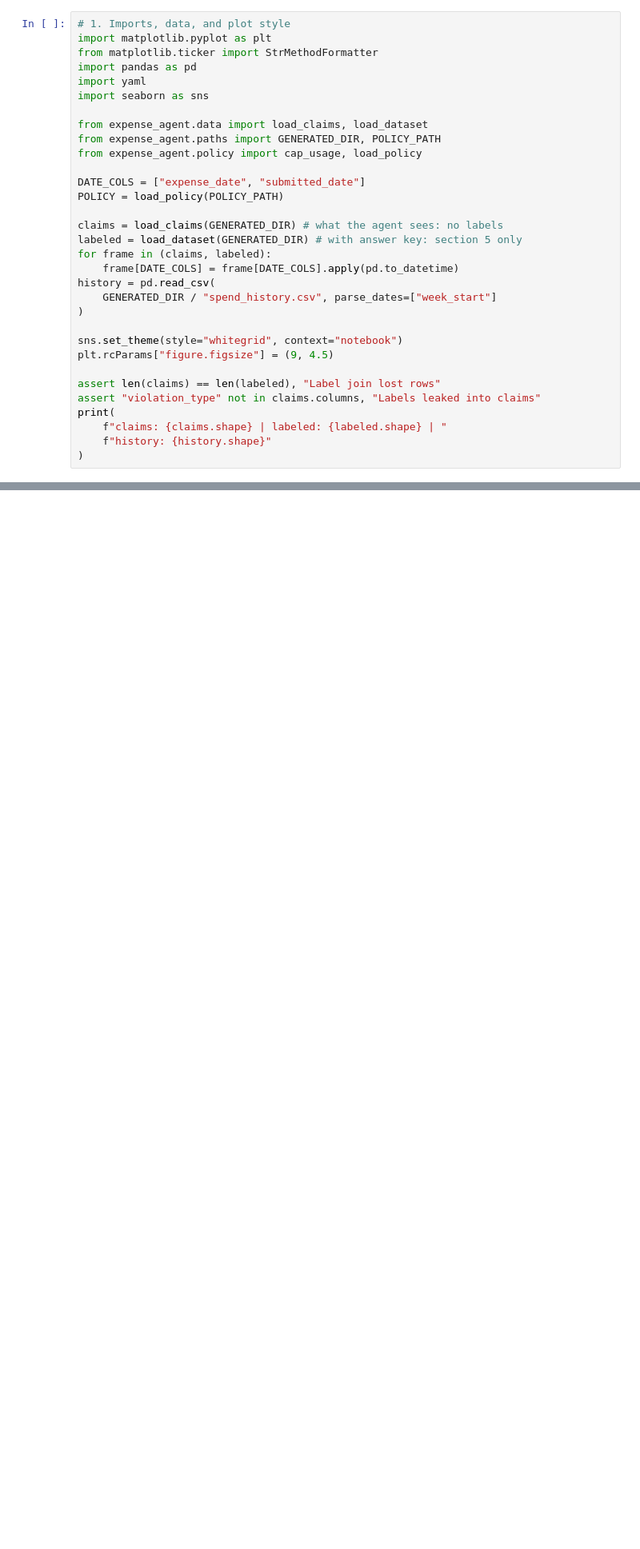
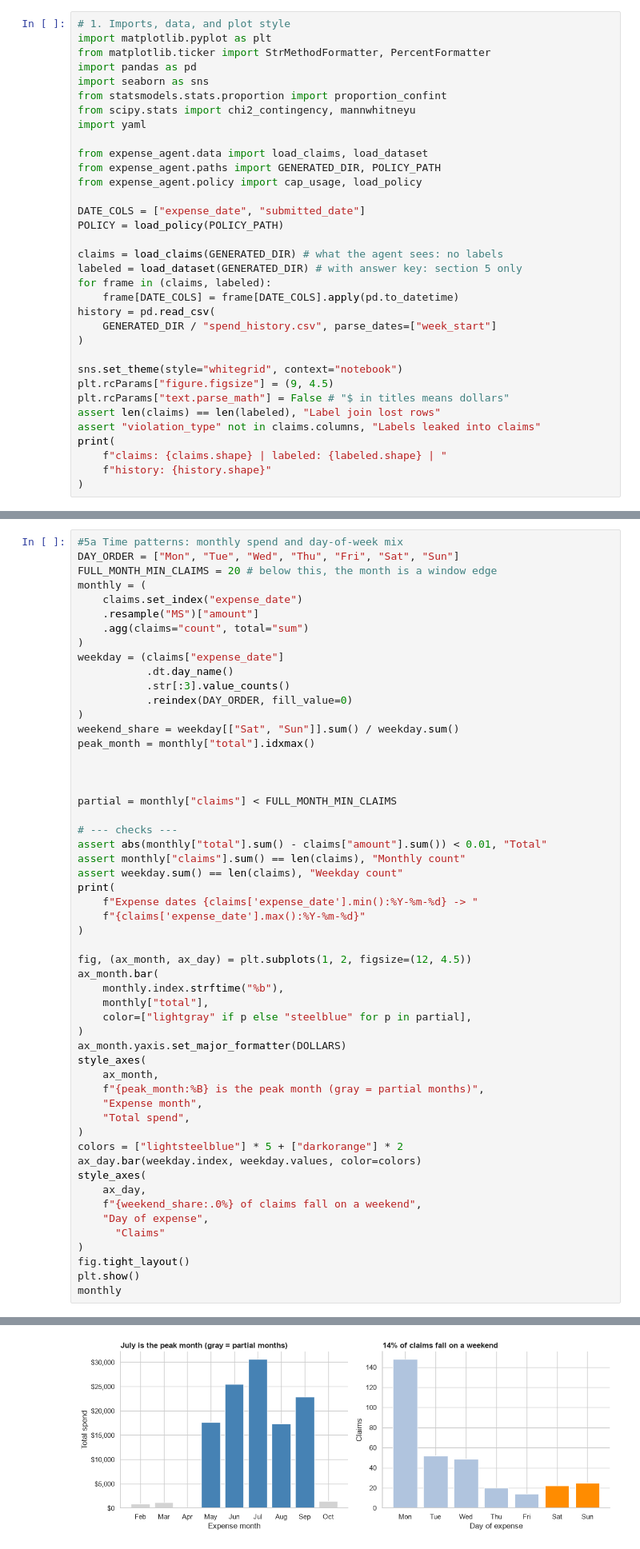
Before and after one commit to MWPerrineJr/Techstack.io, a Jupyter notebook: notebooks/01b_explore_data.ipynb, the cells around one changed output, grey strips where cells are left out. Shown at 80% size. Drawn from its saved outputs; the diff is of its cells as text; blank space fills up the shorter version.

```diff
--- a/notebooks/01b_explore_data.ipynb
+++ b/notebooks/01b_explore_data.ipynb
@@ -5,10 +5,12 @@
 # %%
 # 1. Imports, data, and plot style
 import matplotlib.pyplot as plt
-from matplotlib.ticker import StrMethodFormatter
+from matplotlib.ticker import StrMethodFormatter, PercentFormatter
 import pandas as pd
+import seaborn as sns
+from statsmodels.stats.proportion import proportion_confint
+from scipy.stats import chi2_contingency, mannwhitneyu
 import yaml
-import seaborn as sns
 
 from expense_agent.data import load_claims, load_dataset
 from expense_agent.paths import GENERATED_DIR, POLICY_PATH
@@ -27,7 +29,7 @@ history = pd.read_csv(
 
 sns.set_theme(style="whitegrid", context="notebook")
 plt.rcParams["figure.figsize"] = (9, 4.5)
-
+plt.rcParams["text.parse_math"] = False # "$ in titles means dollars"
 assert len(claims) == len(labeled), "Label join lost rows"
 assert "violation_type" not in claims.columns, "Labels leaked into claims"
 print(
@@ -302,0 +310,55 @@ Skipped 3 Lodging incidentals (no nights)
+# %%
+#5a Time patterns: monthly spend and day-of-week mix
+DAY_ORDER = ["Mon", "Tue", "Wed", "Thu", "Fri", "Sat", "Sun"]
+FULL_MONTH_MIN_CLAIMS = 20 # below this, the month is a window edge
+monthly = (
+    claims.set_index("expense_date")
+    .resample("MS")["amount"]
+    .agg(claims="count", total="sum")
+)
+weekday = (claims["expense_date"]
+           .dt.day_name()
+           .str[:3].value_counts()
+           .reindex(DAY_ORDER, fill_value=0)
+)
+weekend_share = weekday[["Sat", "Sun"]].sum() / weekday.sum()
+peak_month = monthly["total"].idxmax()
+
+
+
+partial = monthly["claims"] < FULL_MONTH_MIN_CLAIMS
+
+# --- checks ---
+assert abs(monthly["total"].sum() - claims["amount"].sum()) < 0.01, "Total"
+assert monthly["claims"].sum() == len(claims), "Monthly count"
+assert weekday.sum() == len(claims), "Weekday count"
+print(
+    f"Expense dates {claims['expense_date'].min():%Y-%m-%d} -> "
+    f"{claims['expense_date'].max():%Y-%m-%d}"
+)
+
+fig, (ax_month, ax_day) = plt.subplots(1, 2, figsize=(12, 4.5))
+ax_month.bar(
+    monthly.index.strftime("%b"),
+    monthly["total"],
+    color=["lightgray" if p else "steelblue" for p in partial],
+)
+ax_month.yaxis.set_major_formatter(DOLLARS)
+style_axes(
+    ax_month,
+    f"{peak_month:%B} is the peak month (gray = partial months)",
+    "Expense month",
+    "Total spend",
+)
+colors = ["lightsteelblue"] * 5 + ["darkorange"] * 2
+ax_day.bar(weekday.index, weekday.values, color=colors)
+style_axes(
+    ax_day,
+    f"{weekend_share:.0%} of claims fall on a weekend",
+    "Day of expense",
+      "Claims"
+)
+fig.tight_layout()
+plt.show()
+monthly
+# %% [output]
@@ -302,0 +366 @@ Skipped 3 Lodging incidentals (no nights)
+[figure, added]
```
Also changed, not shown: parts of 9 cells of this notebook, 3 other files.
